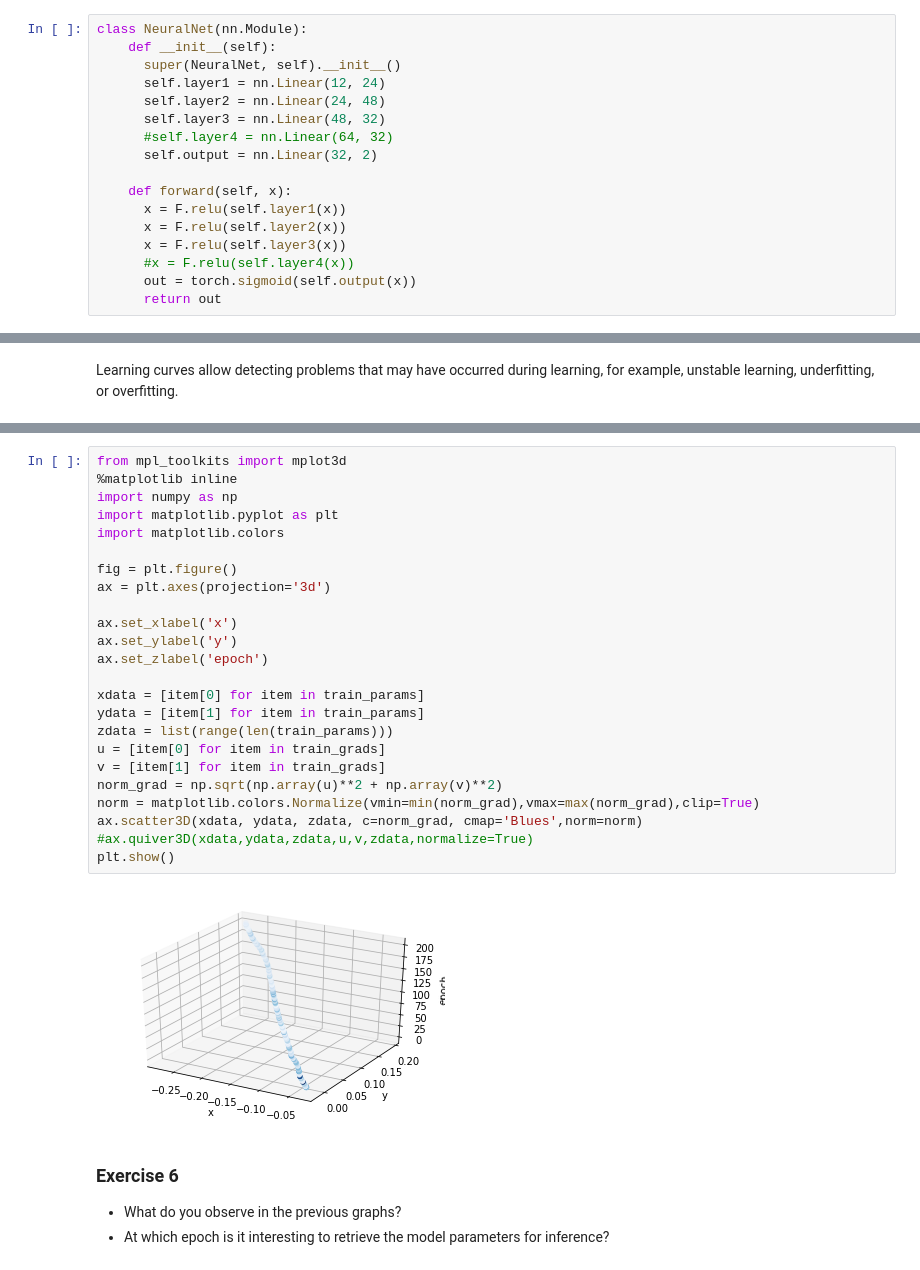
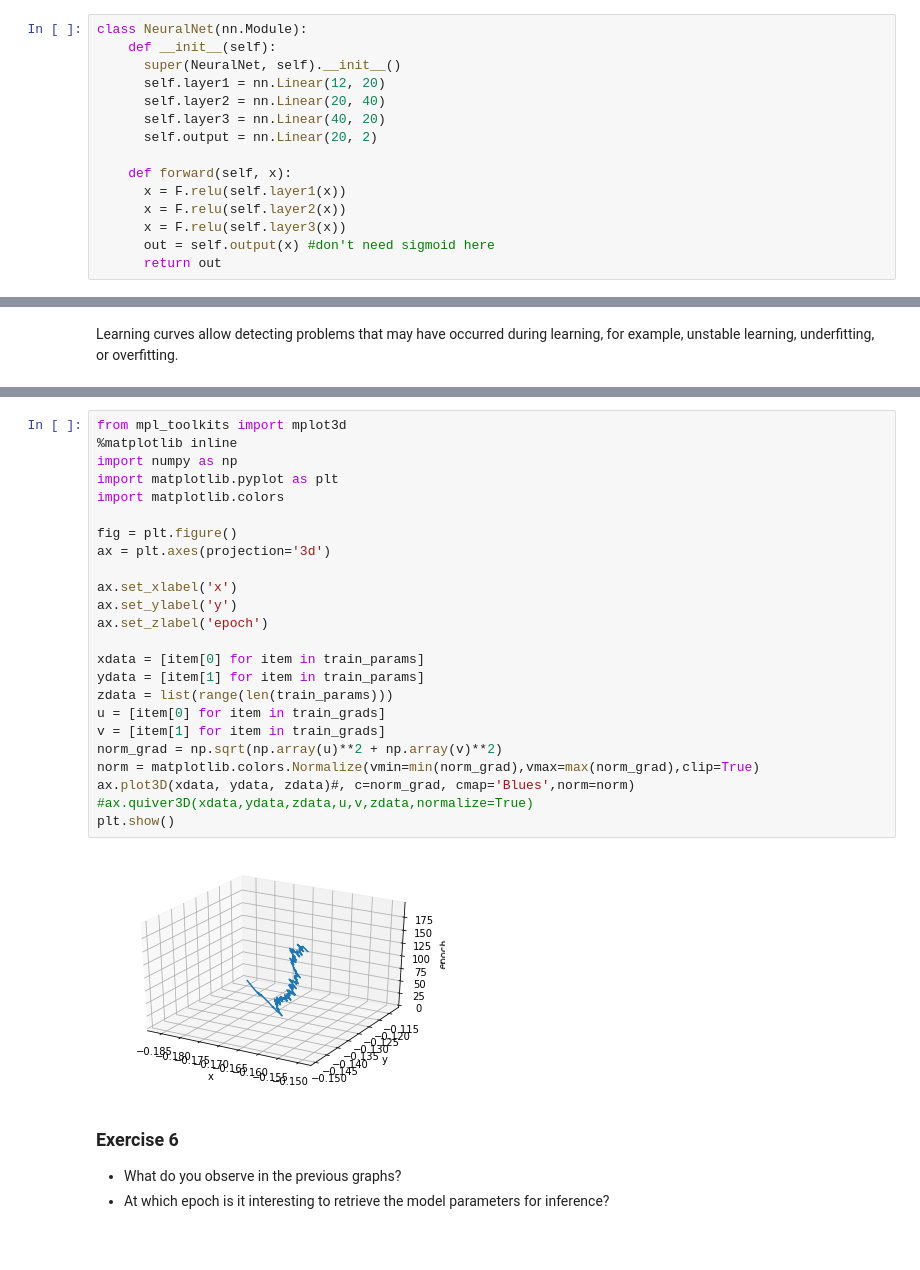
Before and after one commit to delemarchand2020/IVADO_MILA_DL, a Jupyter notebook: week2_tutorial_denis_lemarchand.ipynb, the cells around one changed output, grey strips where cells are left out. Drawn from its saved outputs; the diff is of its cells as text.

```diff
--- a/week2_tutorial_denis_lemarchand.ipynb
+++ b/week2_tutorial_denis_lemarchand.ipynb
@@ -343,18 +343,16 @@ Complete the following methods to define a neural network:
 class NeuralNet(nn.Module):
     def __init__(self):
       super(NeuralNet, self).__init__()
-      self.layer1 = nn.Linear(12, 24)
-      self.layer2 = nn.Linear(24, 48)
-      self.layer3 = nn.Linear(48, 32)
-      #self.layer4 = nn.Linear(64, 32)
-      self.output = nn.Linear(32, 2)
+      self.layer1 = nn.Linear(12, 20)
+      self.layer2 = nn.Linear(20, 40)
+      self.layer3 = nn.Linear(40, 20)
+      self.output = nn.Linear(20, 2)
 
     def forward(self, x):
       x = F.relu(self.layer1(x))
       x = F.relu(self.layer2(x))
       x = F.relu(self.layer3(x))
-      #x = F.relu(self.layer4(x))
-      out = torch.sigmoid(self.output(x))
+      out = self.output(x) #don't need sigmoid here
       return out
 # %% [markdown]
 ## Making predictions with a neural network
@@ -916,29 +920,29 @@ leg.get_frame().set_alpha(0.99)
 # %%
 from mpl_toolkits import mplot3d
 %matplotlib inline
 import numpy as np
 import matplotlib.pyplot as plt
 import matplotlib.colors
 
 fig = plt.figure()
 ax = plt.axes(projection='3d')
 
 ax.set_xlabel('x')
 ax.set_ylabel('y')
 ax.set_zlabel('epoch')
 
 xdata = [item[0] for item in train_params]
 ydata = [item[1] for item in train_params]
 zdata = list(range(len(train_params)))
 u = [item[0] for item in train_grads]
 v = [item[1] for item in train_grads]
 norm_grad = np.sqrt(np.array(u)**2 + np.array(v)**2)
 norm = matplotlib.colors.Normalize(vmin=min(norm_grad),vmax=max(norm_grad),clip=True)
-ax.scatter3D(xdata, ydata, zdata, c=norm_grad, cmap='Blues',norm=norm)
+ax.plot3D(xdata, ydata, zdata)#, c=norm_grad, cmap='Blues',norm=norm)
 #ax.quiver3D(xdata,ydata,zdata,u,v,zdata,normalize=True)
 plt.show()
 # %% [output]
-[figure, old version]
+[figure, new version]
 # %% [markdown]
 ### Exercise 6
 
```
Also changed, not shown: parts of 15 cells of this notebook.
